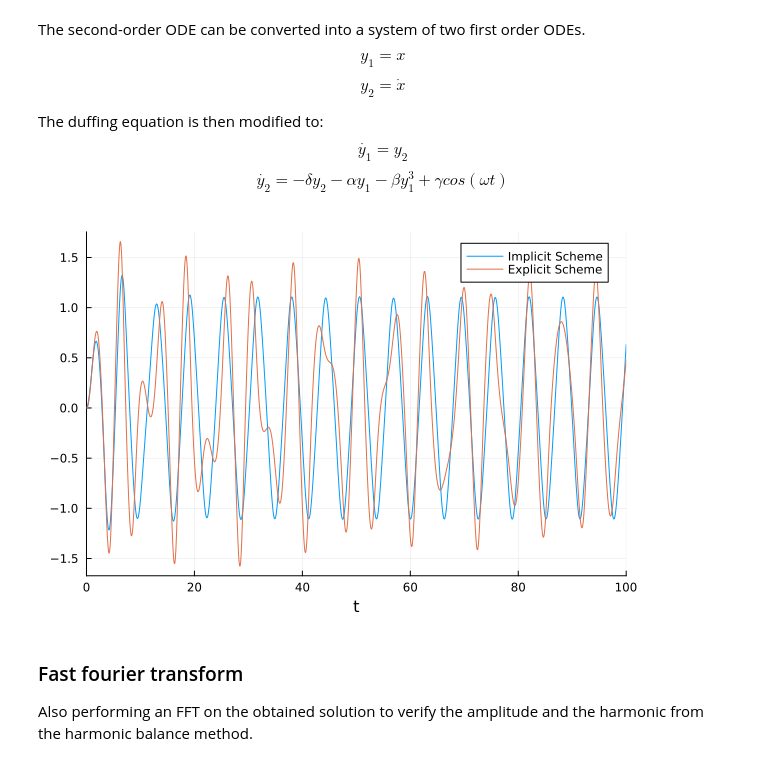
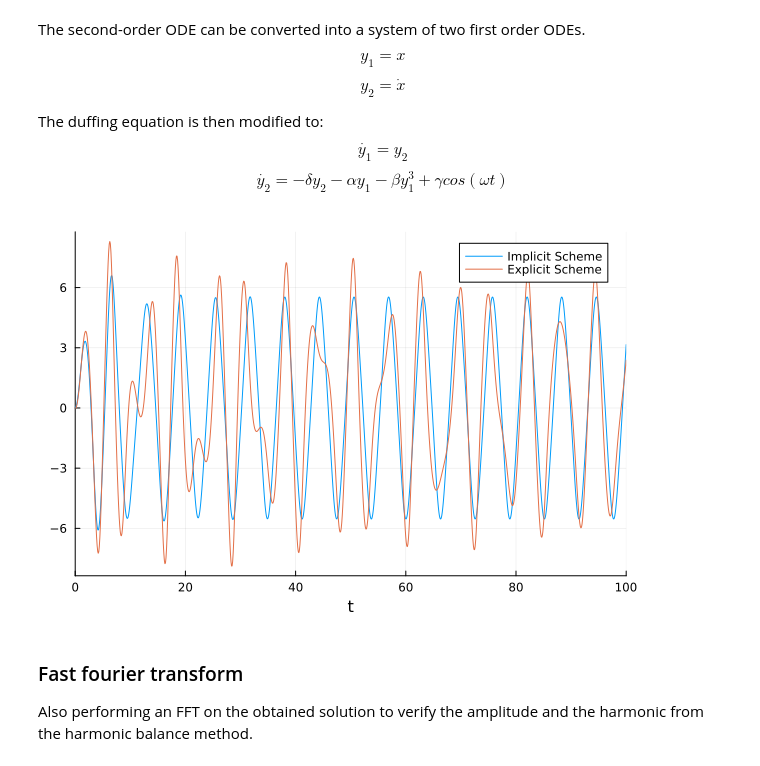
Before and after one commit to maanpandya/sediment-transport, a Jupyter notebook: Duffing Equation/Time Stepping/duffing_time_integration.ipynb, the cells around one changed output. Saved outputs shown, nothing was run; the diff lists cells and outputs as text; code cells hidden in the pictures.

```diff
--- a/Duffing Equation/Time Stepping/duffing_time_integration.ipynb
+++ b/Duffing Equation/Time Stepping/duffing_time_integration.ipynb
@@ -37,36 +37,36 @@ $$\dot{y_2} = -\delta y_2 - \alpha y_1 - \beta y_1^3 + \gamma cos(\omega t)$$
 
 
 function duffing(du, u, p, t)
     alpha, delta, beta, gamma, omega = p
     du[1] = u[2]
     du[2] = -delta * u[2] - alpha * u[1] - beta * u[1]^3 + gamma * cos(omega * t)
 end
 
 # Setting parameters
 alpha = 1.0 # linear stiffness
-beta = 1.0 # nonlinear stiffness
+beta = 0.04 # nonlinear stiffness
 delta = 0.3 # damping coefficient
-gamma = 1 # forcing amplitude
+gamma = 5 # forcing amplitude
 omega = 1.0 # forcing frequency
 
 p = [alpha, delta, beta, gamma, omega]
 
 # Define initial conditions
 u0 = [0.0, 0.0]
 
 # Define time span
 tspan = (0.0, 100.0)
 dt = 0.1
 # Solve the ODE
 prob = ODEProblem(duffing, u0, tspan, p)
 sol1 = solve(prob, ImplicitEuler(), dt=dt) # setting solver to ImplicitEuler
 sol2 = solve(prob, Euler(), dt=dt) # setting solver to Euler
 
 # Plot for both solvers and compare
 plot(sol1, vars=(0, 1), label="Implicit Scheme")
 plot!(sol2, vars=(0, 1), label="Explicit Scheme")
 # %% [output]
-[figure, old version]
+[figure, new version]
 # %% [markdown]
 ### Fast fourier transform
 
```
Also changed, not shown: parts of 1 cell of this notebook, 2 other files.
